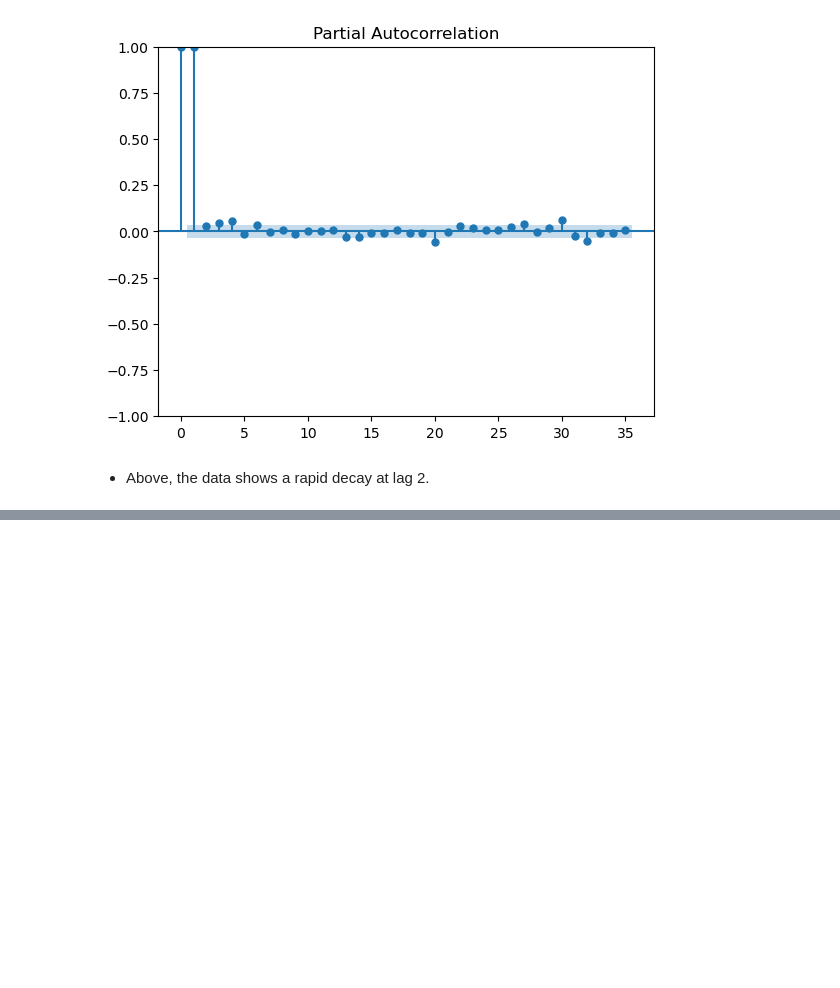
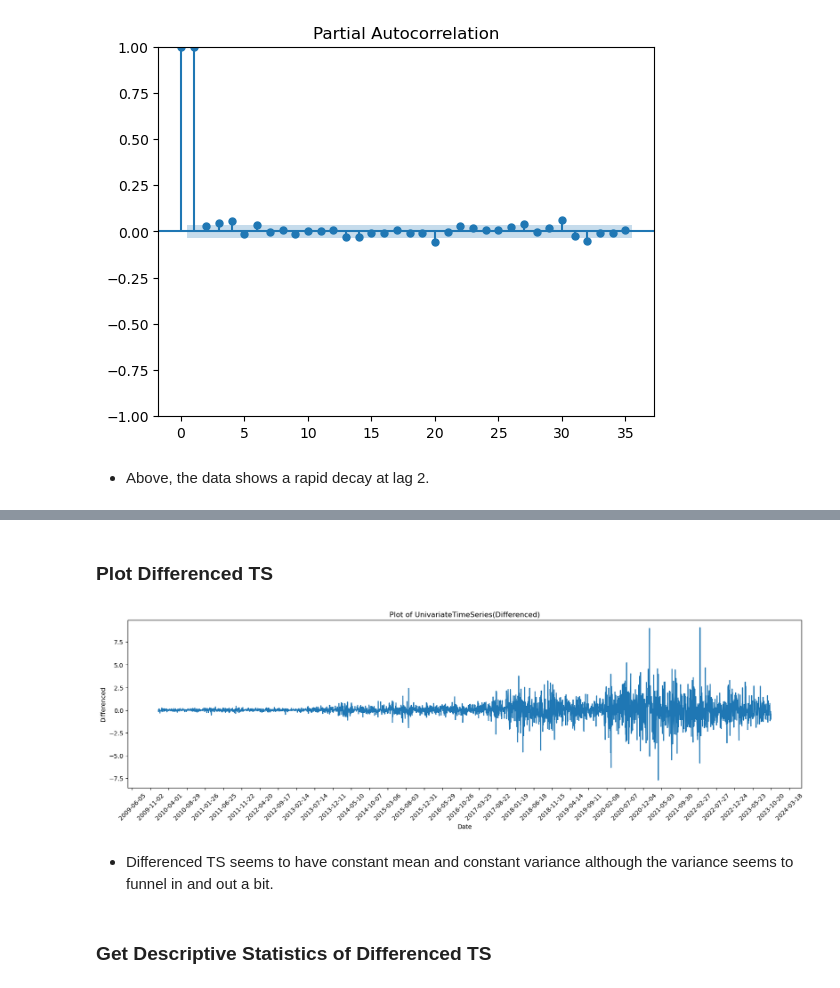
Before and after one commit to Brinkley97/applied_time_series_and_machine_learning, a Jupyter notebook: framework_for_time_series_data/real_world_investigations-stock-tencent-raw-data.ipynb, the cells around one changed output, grey strips where cells are left out. Drawn from its saved outputs; the diff is of its cells as text; code cells hidden in the pictures; blank space fills up the shorter version.

```diff
--- a/framework_for_time_series_data/real_world_investigations-stock-tencent-raw-data.ipynb
+++ b/framework_for_time_series_data/real_world_investigations-stock-tencent-raw-data.ipynb
@@ -219,0 +154,3 @@ len(expected_forecasts), expected_forecasts
+# %%
+stock_diff = stocks[stock_symbol].data_augment_with_differencing(1)
+stock_diff
@@ -219,0 +177,10 @@ len(expected_forecasts), expected_forecasts
+# %% [markdown]
+### Plot Differenced TS
+# %%
+stock_diff.plot(tick_skip=150)
+# %% [output]
+[figure, added]
+# %% [markdown]
+- Differenced TS seems to have constant mean and constant variance although the variance seems to funnel in and out a bit.
+# %% [markdown]
+### Get Descriptive Statistics of Differenced TS
```
Also changed, not shown: parts of 49 cells of this notebook.
